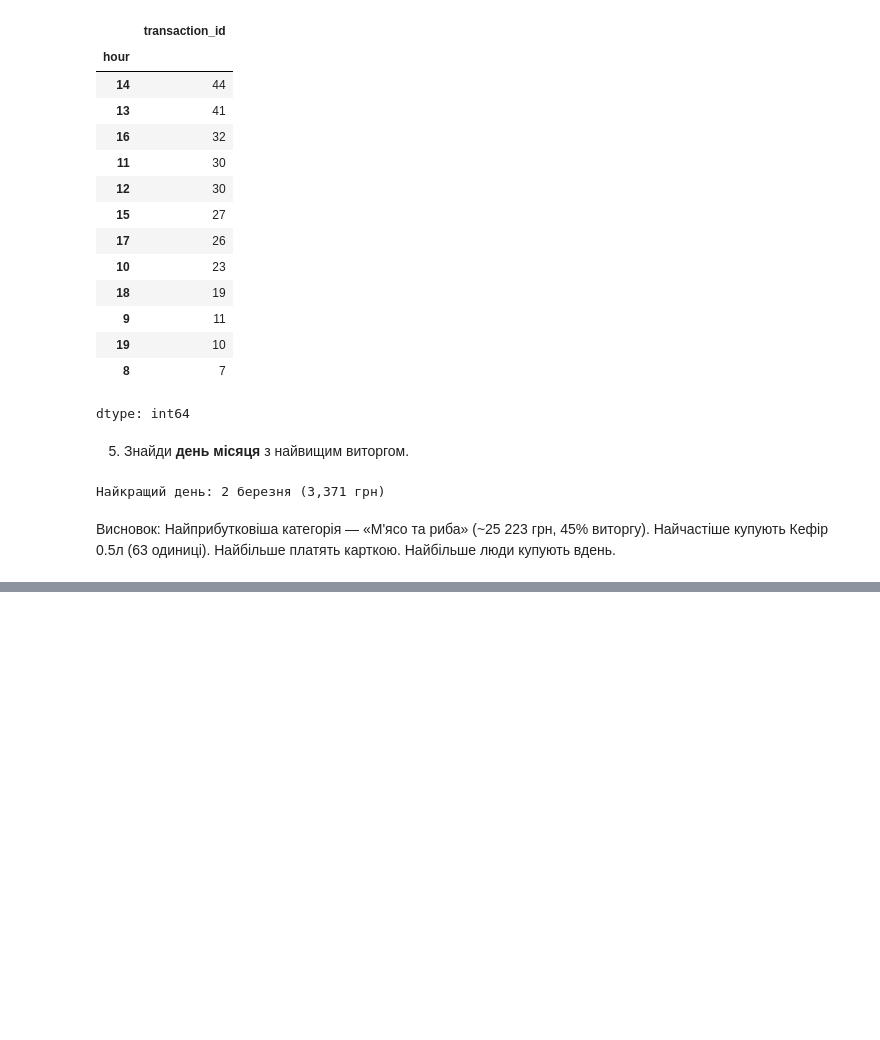
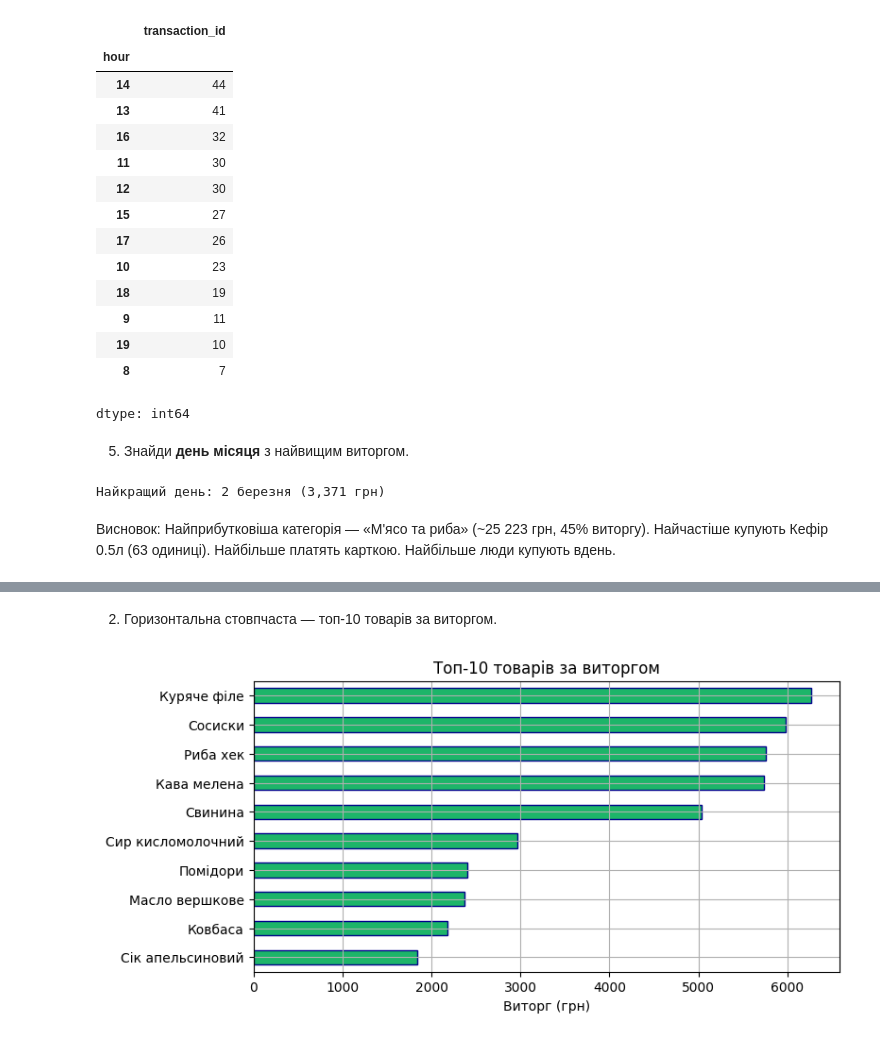
Before and after one commit to volodymyr-holovan/DTA2026, a Jupyter notebook: project_store_sales_analysis/store_sales_analysis.ipynb, the cells around one changed output, grey strips where cells are left out. Saved outputs shown, nothing was run; the diff lists cells and outputs as text; code cells hidden in the pictures; blank space fills up the shorter version.

```diff
--- a/project_store_sales_analysis/store_sales_analysis.ipynb
+++ b/project_store_sales_analysis/store_sales_analysis.ipynb
@@ -301,0 +399,13 @@ print(f"Найкращий день: {day_rev.idxmax()} березня ({day_rev
+# %% [markdown]
+2. Горизонтальна стовпчаста — топ-10 товарів за виторгом.
+# %%
+fig = plt.figure(figsize=(8, 4))
+top10 = df.groupby('product')['total_uah'].sum().sort_values(ascending=True).tail(10)
+top10.plot(kind='barh', color='#1db569', edgecolor='darkblue')
+plt.title('Топ-10 товарів за виторгом')
+plt.xlabel('Виторг (грн)')
+plt.ylabel('')
+plt.grid()
+plt.show()
+# %% [output]
+[figure, added]
```
Also changed, not shown: parts of 21 cells of this notebook.
